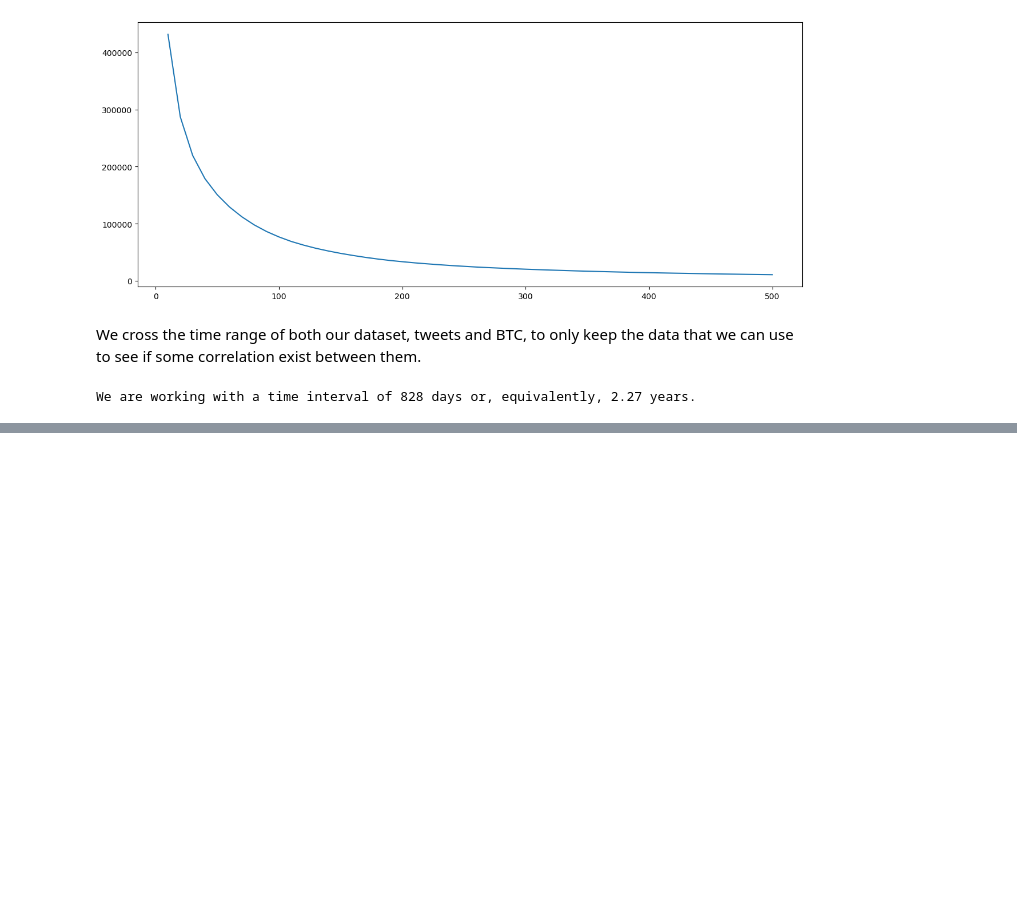
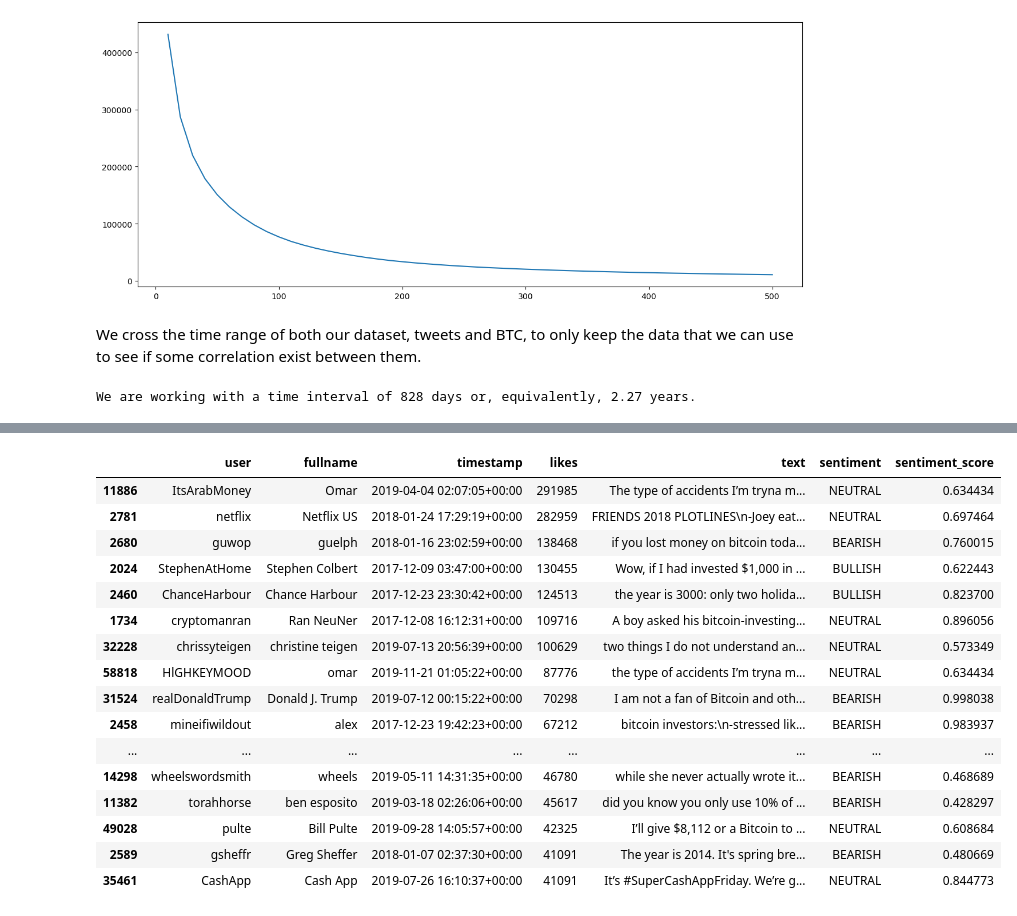
Before and after one commit to paulo-03/bitcoin_twitter, a Jupyter notebook: data_analysis.ipynb, the cells around one changed output, grey strips where cells are left out. Saved outputs shown, nothing was run; the diff lists cells and outputs as text; code cells hidden in the pictures; blank space fills up the shorter version.

```diff
--- a/data_analysis.ipynb
+++ b/data_analysis.ipynb
@@ -125,0 +161,2 @@ We are working with a time interval of 828 days or, equivalently, 2.27 years.
+# %%
+twitter_clean = TweetsAnalyzer(file_path='clean_data/twitter.parquet')
@@ -125,0 +183,20 @@ We are working with a time interval of 828 days or, equivalently, 2.27 years.
+# %%
+twitter_clean.data.sort_values(by='likes', ascending=False)[['user', 'fullname', 'timestamp', 'likes', 'text', 'sentiment', 'sentiment_score']].head(20)
+# %% [output]
+|  | user | fullname | timestamp | likes | text | sentiment | sentiment_score |
+| 11886 | ItsArabMoney | Omar | 2019-04-04 02:07:05+00:00 | 291985 | The type of accidents I’m tryna m... | NEUTRAL | 0.634434 |
+| 2781 | netflix | Netflix US | 2018-01-24 17:29:19+00:00 | 282959 | FRIENDS 2018 PLOTLINES\n-Joey eat... | NEUTRAL | 0.697464 |
+| 2680 | guwop | guelph | 2018-01-16 23:02:59+00:00 | 138468 | if you lost money on bitcoin toda... | BEARISH | 0.760015 |
+| 2024 | StephenAtHome | Stephen Colbert | 2017-12-09 03:47:00+00:00 | 130455 | Wow, if I had invested $1,000 in ... | BULLISH | 0.622443 |
+| 2460 | ChanceHarbour | Chance Harbour | 2017-12-23 23:30:42+00:00 | 124513 | the year is 3000: only two holida... | BULLISH | 0.823700 |
+| 1734 | cryptomanran | Ran NeuNer | 2017-12-08 16:12:31+00:00 | 109716 | A boy asked his bitcoin-investing... | NEUTRAL | 0.896056 |
+| 32228 | chrissyteigen | christine teigen | 2019-07-13 20:56:39+00:00 | 100629 | two things I do not understand an... | NEUTRAL | 0.573349 |
+| 58818 | HlGHKEYMOOD | omar | 2019-11-21 01:05:22+00:00 | 87776 | the type of accidents I’m tryna m... | NEUTRAL | 0.634434 |
+| 31524 | realDonaldTrump | Donald J. Trump | 2019-07-12 00:15:22+00:00 | 70298 | I am not a fan of Bitcoin and oth... | BEARISH | 0.998038 |
+| 2458 | mineifiwildout | alex | 2017-12-23 19:42:23+00:00 | 67212 | bitcoin investors:\n-stressed lik... | BEARISH | 0.983937 |
+| ... | ... | ... | ... | ... | ... | ... | ... |
+| 14298 | wheelswordsmith | wheels | 2019-05-11 14:31:35+00:00 | 46780 | while she never actually wrote it... | BEARISH | 0.468689 |
+| 11382 | torahhorse | ben esposito | 2019-03-18 02:26:06+00:00 | 45617 | did you know you only use 10% of ... | BEARISH | 0.428297 |
+| 49028 | pulte | Bill Pulte | 2019-09-28 14:05:57+00:00 | 42325 | I’ll give $8,112 or a Bitcoin to ... | NEUTRAL | 0.608684 |
+| 2589 | gsheffr | Greg Sheffer | 2018-01-07 02:37:30+00:00 | 41091 | The year is 2014. It's spring bre... | BEARISH | 0.480669 |
+| 35461 | CashApp | Cash App | 2019-07-26 16:10:37+00:00 | 41091 | It’s #SuperCashAppFriday. We’re g... | NEUTRAL | 0.844773 |
```
Also changed, not shown: parts of 14 cells of this notebook, 4 other files.
